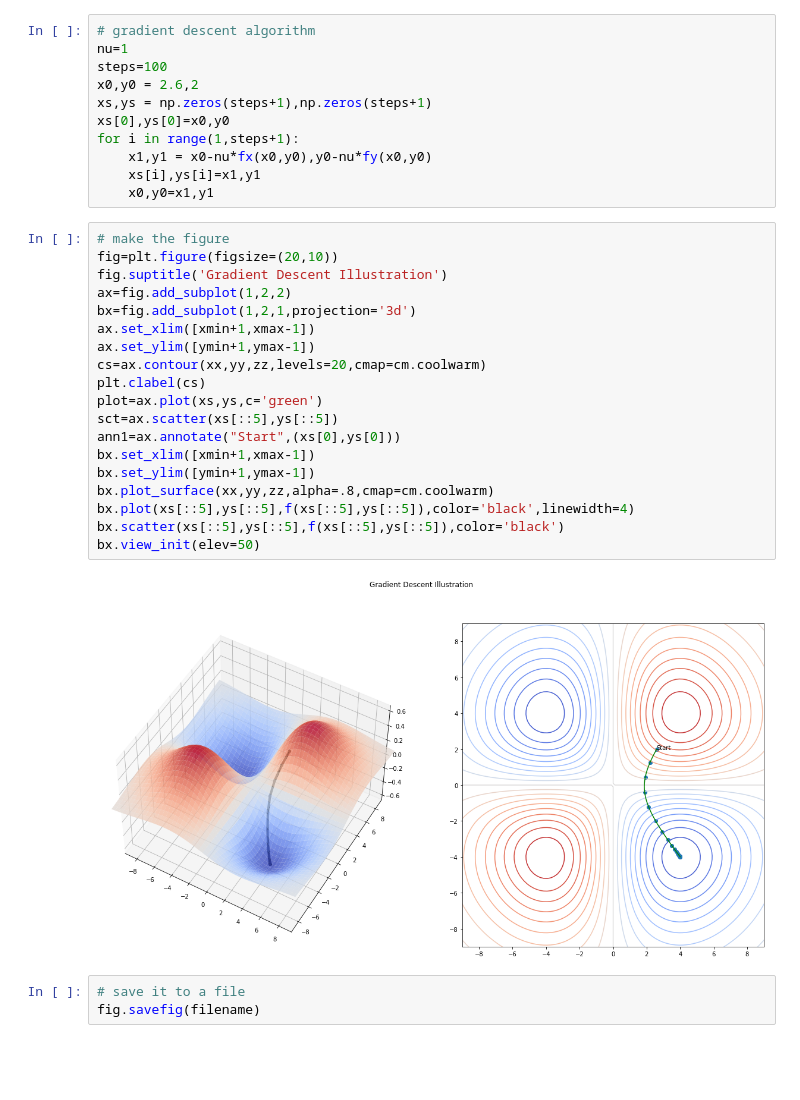
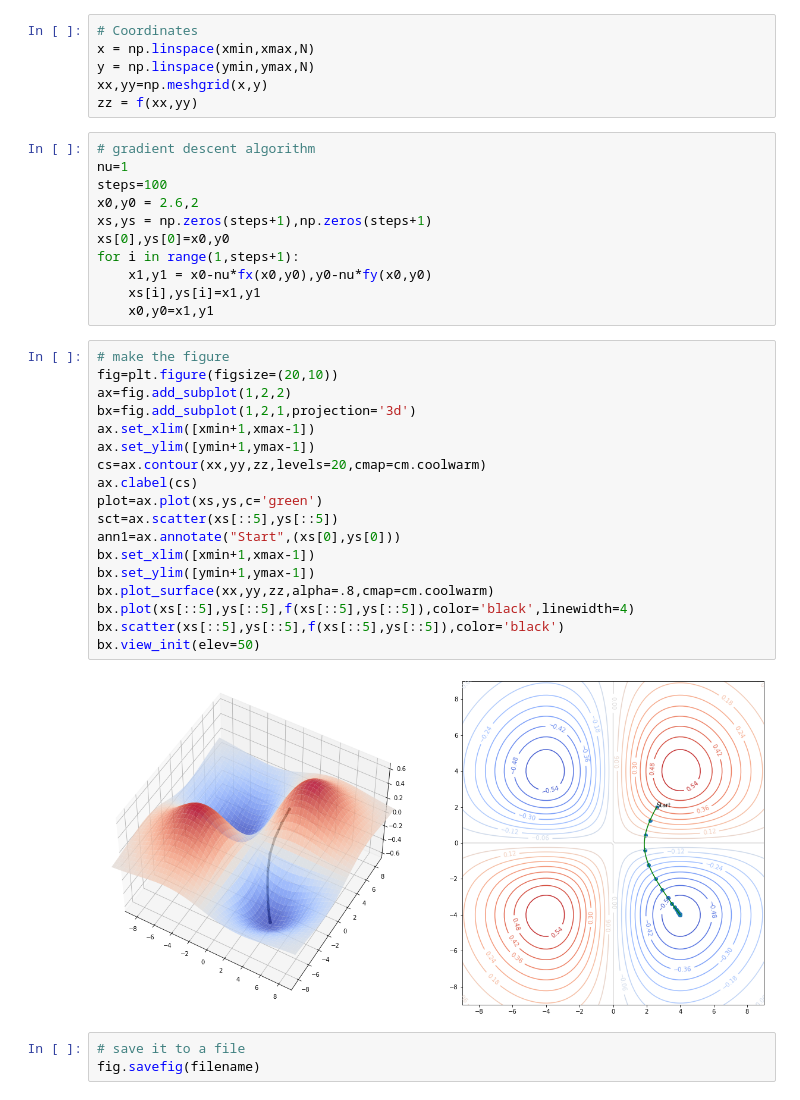
Before and after one commit to jeremy9959/BookFun, a Jupyter notebook: notebooks/GradientDescentContours.ipynb, the cells around one changed output. Cells and saved outputs as stored; diff of their text form; blank space fills up the shorter version.

```diff
--- a/notebooks/GradientDescentContours.ipynb
+++ b/notebooks/GradientDescentContours.ipynb
@@ -25,6 +20,12 @@ def fx(x,y):
     return y*norm.pdf(np.sqrt(x**2+y**2),0,sigma)-(x**2)*y/sigma**2*norm.pdf(np.sqrt(x**2+y**2),0,sigma)
 def fy(x,y):
     return  x*norm.pdf(np.sqrt(x**2+y**2),0,sigma)-(y**2)*x/sigma**2*norm.pdf(np.sqrt(x**2+y**2),0,sigma)
+# %%
+# Coordinates
+x = np.linspace(xmin,xmax,N)
+y = np.linspace(ymin,ymax,N)
+xx,yy=np.meshgrid(x,y)
+zz = f(xx,yy)
 # %%
 # gradient descent algorithm
 nu=1
@@ -39,24 +40,23 @@ for i in range(1,steps+1):
 # %%
 # make the figure
 fig=plt.figure(figsize=(20,10))
-fig.suptitle('Gradient Descent Illustration')
 ax=fig.add_subplot(1,2,2)
 bx=fig.add_subplot(1,2,1,projection='3d')
 ax.set_xlim([xmin+1,xmax-1])
 ax.set_ylim([ymin+1,ymax-1])
 cs=ax.contour(xx,yy,zz,levels=20,cmap=cm.coolwarm)
-plt.clabel(cs)
+ax.clabel(cs)
 plot=ax.plot(xs,ys,c='green')
 sct=ax.scatter(xs[::5],ys[::5])
 ann1=ax.annotate("Start",(xs[0],ys[0]))
 bx.set_xlim([xmin+1,xmax-1])
 bx.set_ylim([ymin+1,ymax-1])
 bx.plot_surface(xx,yy,zz,alpha=.8,cmap=cm.coolwarm)
 bx.plot(xs[::5],ys[::5],f(xs[::5],ys[::5]),color='black',linewidth=4)
 bx.scatter(xs[::5],ys[::5],f(xs[::5],ys[::5]),color='black')
 bx.view_init(elev=50)
 # %% [output]
-[figure, old version]
+[figure, new version]
 # %%
 # save it to a file
 fig.savefig(filename)
```
Also changed, not shown: parts of 1 cell of this notebook, 1 other file.
